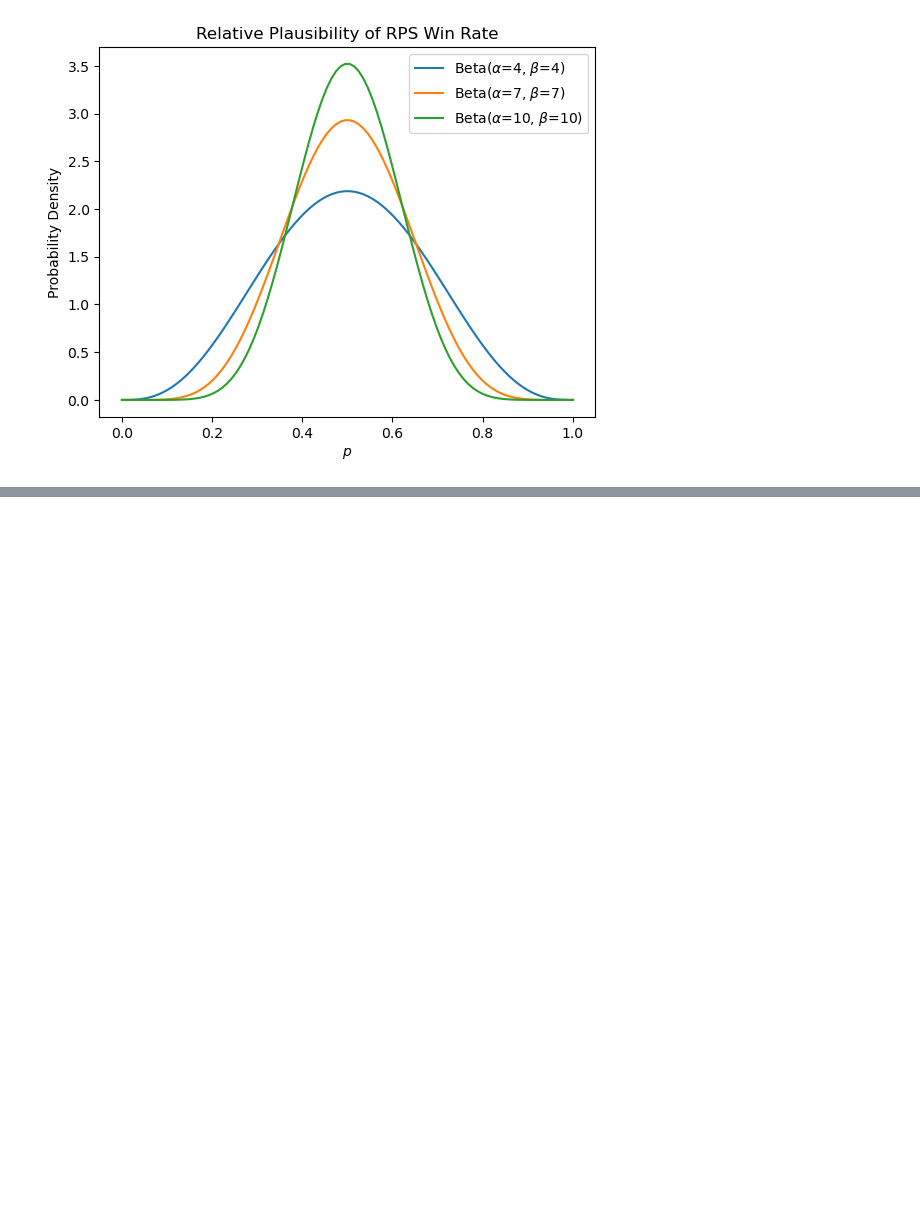
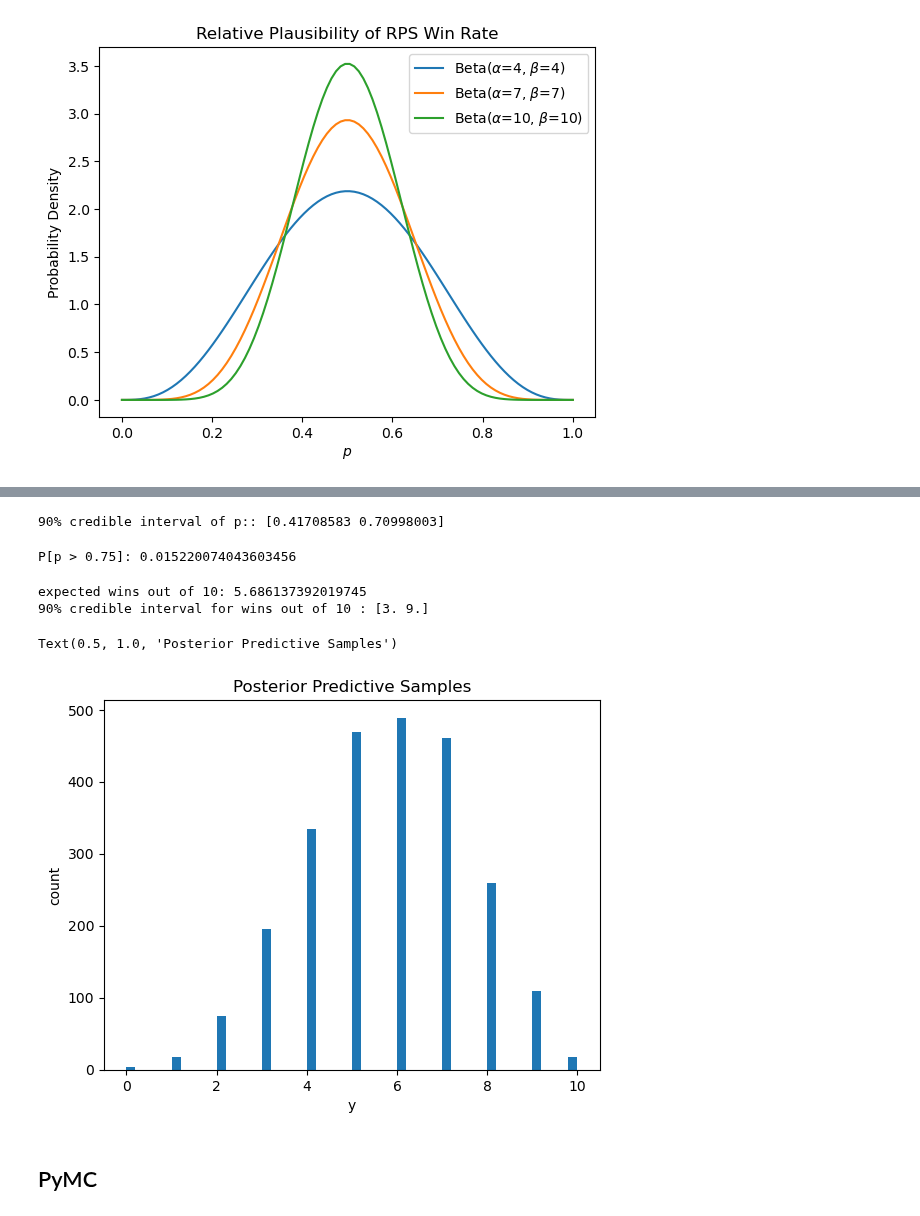
Before and after one commit to mcb00/rr-blog, a Jupyter notebook: posts/bayes/bayes.ipynb, the cells around one changed output, grey strips where cells are left out. Drawn from its saved outputs; the diff is of its cells as text; code cells hidden in the pictures; blank space fills up the shorter version.

```diff
--- a/posts/bayes/bayes.ipynb
+++ b/posts/bayes/bayes.ipynb
@@ -78,3 +106,29 @@ outcomes = [1, 1, 0, 1, 0, 0, 1, 1, 1, 1]
+# %%
+print(f'90% credible interval of p:: {np.quantile(posterior_samples, [0.05, 0.95])}')
+# %% [output]
+90% credible interval of p:: [0.41708583 0.70998003]
+# %%
+print(f'P[p > 0.75]: {np.mean(posterior_samples > 0.75)}')
+# %% [output]
+P[p > 0.75]: 0.015220074043603456
+# %%
+posterior_predictive_samples = bernoulli.rvs(p=posterior_samples[:, None], size=(len(posterior_samples), 10))
+# %%
+print(f'expected wins out of 10: {np.mean(posterior_predictive_samples.sum(axis=1))}')
+print(f'90% credible interval for wins out of 10 : {np.quantile(posterior_predictive_samples.sum(axis=1), [0.05, 0.95])}')
+# %% [output]
+expected wins out of 10: 5.686137392019745
+90% credible interval for wins out of 10 : [3. 9.]
+# %%
+plt.hist(posterior_predictive_samples.sum(axis=1), bins=50);
+plt.xlabel('y')
+plt.ylabel('count')
+plt.title('Posterior Predictive Samples')
+# %% [output]
+Text(0.5, 1.0, 'Posterior Predictive Samples')
+[figure, added]
+# %% [markdown]
+## PyMC
 # %%
 import pymc as pm
 
```
Also changed, not shown: parts of 21 cells of this notebook.
